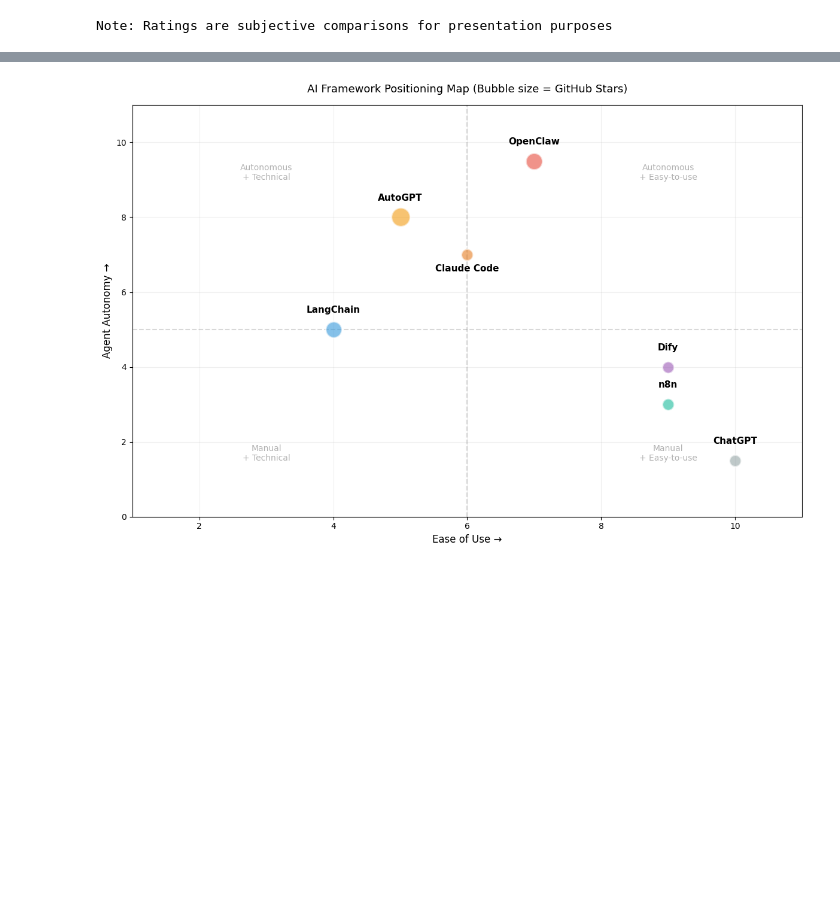
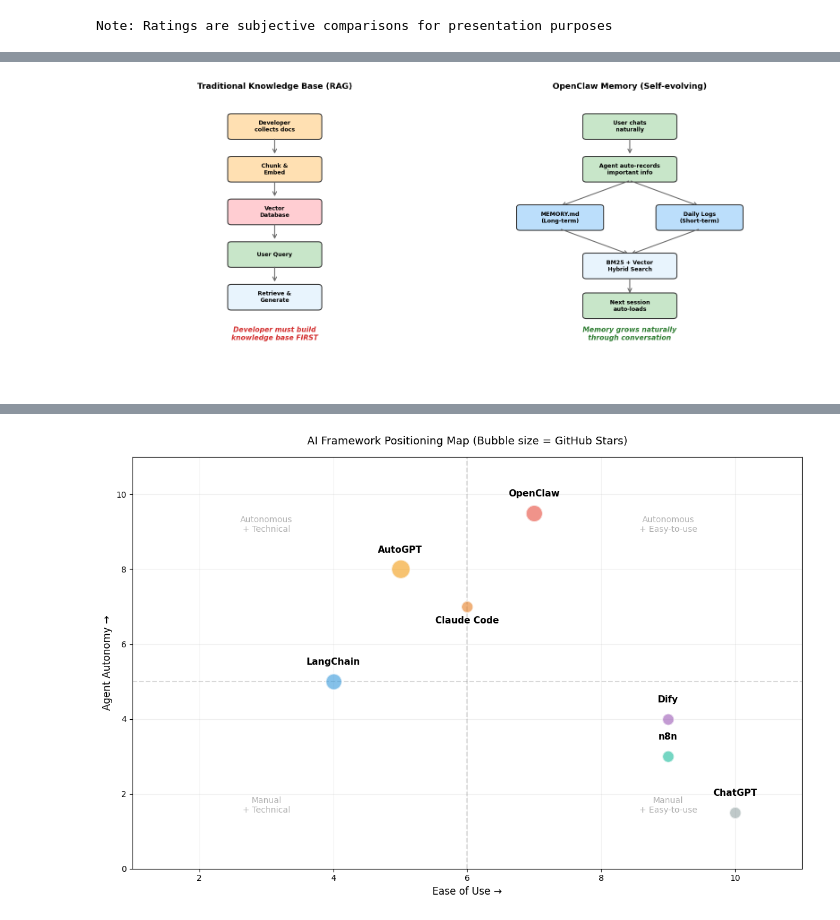
Before and after one commit to xuopoj/ml-workshop, a Jupyter notebook: workshop-content/lessons/06-openclaw/openclaw_intro.ipynb, the cells around one changed output, grey strips where cells are left out. Cells and saved outputs as stored; diff of their text form; code cells hidden in the pictures; blank space fills up the shorter version.

```diff
--- a/workshop-content/lessons/06-openclaw/openclaw_intro.ipynb
+++ b/workshop-content/lessons/06-openclaw/openclaw_intro.ipynb
@@ -401 +554,69 @@ Note: Ratings are subjective comparisons for presentation purposes
+# %%
+# 传统知识库 vs OpenClaw记忆 对比图
+fig, (ax1, ax2) = plt.subplots(1, 2, figsize=(16, 7))
+
+# 左图: 传统知识库工作流
+ax1.set_xlim(0, 10)
+ax1.set_ylim(0, 10)
+ax1.axis('off')
+ax1.set_title('Traditional Knowledge Base (RAG)', fontsize=13, pad=15, fontweight='bold')
+
+from matplotlib.patches import FancyBboxPatch, FancyArrowPatch
+
+def add_box(ax, x, y, text, color='#E8F4FD', width=2.2, height=0.7):
+    box = FancyBboxPatch((x-width/2, y-height/2), width, height,
+                         boxstyle="round,pad=0.1",
+                         edgecolor='#333', facecolor=color, linewidth=1.5)
+    ax.add_patch(box)
+    ax.text(x, y, text, ha='center', va='center', fontsize=9, fontweight='bold')
+
+def add_arrow(ax, x1, y1, x2, y2):
+    arrow = FancyArrowPatch((x1, y1), (x2, y2),
+                           arrowstyle='->', mutation_scale=15,
+                           linewidth=1.5, color='#666')
+    ax.add_patch(arrow)
+
+# 传统流程
+add_box(ax1, 5, 9, 'Developer\ncollects docs', '#FFE0B2', width=2.5)
+add_arrow(ax1, 5, 8.6, 5, 8)
+add_box(ax1, 5, 7.5, 'Chunk &\nEmbed', '#FFE0B2', width=2.5)
+add_arrow(ax1, 5, 7.1, 5, 6.5)
+add_box(ax1, 5, 6, 'Vector\nDatabase', '#FFCDD2', width=2.5)
+add_arrow(ax1, 5, 5.6, 5, 5)
+add_box(ax1, 5, 4.5, 'User Query', '#C8E6C9', width=2.5)
+add_arrow(ax1, 5, 4.1, 5, 3.5)
+add_box(ax1, 5, 3, 'Retrieve &\nGenerate', '#E8F4FD', width=2.5)
+
+ax1.text(5, 1.5, 'Developer must build\nknowledge base FIRST', ha='center',
+         fontsize=11, color='#D32F2F', fontweight='bold', style='italic')
+
+# 右图: OpenClaw记忆流
+ax2.set_xlim(0, 10)
+ax2.set_ylim(0, 10)
+ax2.axis('off')
+ax2.set_title('OpenClaw Memory (Self-evolving)', fontsize=13, pad=15, fontweight='bold')
+
+add_box(ax2, 5, 9, 'User chats\nnaturally', '#C8E6C9', width=2.5)
+add_arrow(ax2, 5, 8.6, 5, 8)
+add_box(ax2, 5, 7.5, 'Agent auto-records\nimportant info', '#C8E6C9', width=2.5)
+add_arrow(ax2, 5, 7.1, 3, 6.2)
+add_arrow(ax2, 5, 7.1, 7, 6.2)
+
+add_box(ax2, 3, 5.8, 'MEMORY.md\n(Long-term)', '#BBDEFB', width=2.3)
+add_box(ax2, 7, 5.8, 'Daily Logs\n(Short-term)', '#BBDEFB', width=2.3)
+
+add_arrow(ax2, 3, 5.4, 5, 4.5)
+add_arrow(ax2, 7, 5.4, 5, 4.5)
+
+add_box(ax2, 5, 4.1, 'BM25 + Vector\nHybrid Search', '#E8F4FD', width=2.5)
+add_arrow(ax2, 5, 3.7, 5, 3.1)
+add_box(ax2, 5, 2.7, 'Next session\nauto-loads', '#C8E6C9', width=2.5)
+
+ax2.text(5, 1.5, 'Memory grows naturally\nthrough conversation', ha='center',
+         fontsize=11, color='#2E7D32', fontweight='bold', style='italic')
+
+plt.tight_layout()
+plt.show()
+# %% [output]
+[figure, added]
 # %% [markdown]
```
Also changed, not shown: parts of 7 cells of this notebook.
